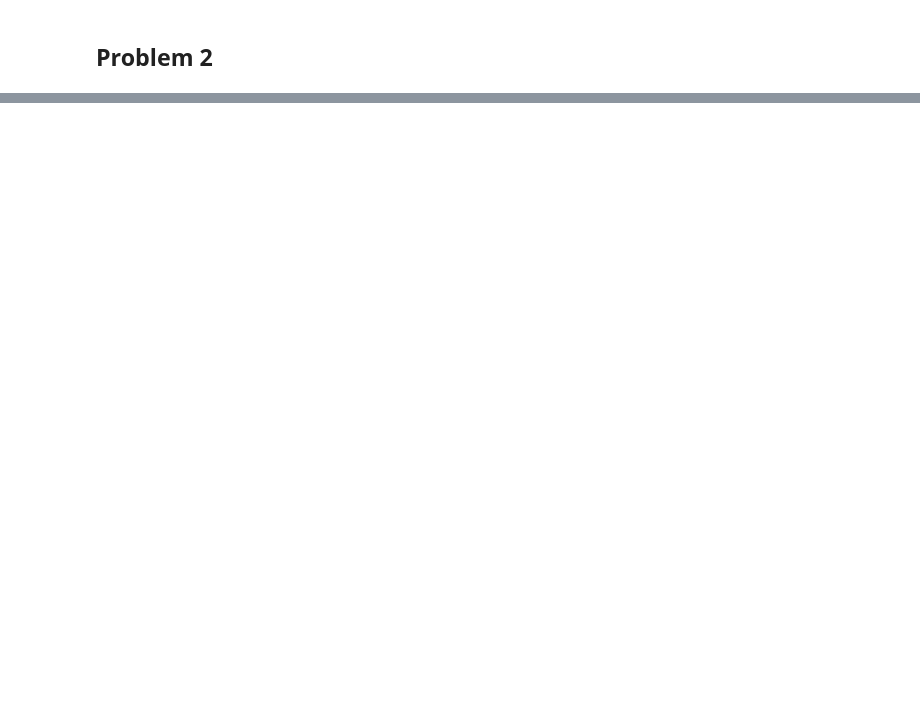
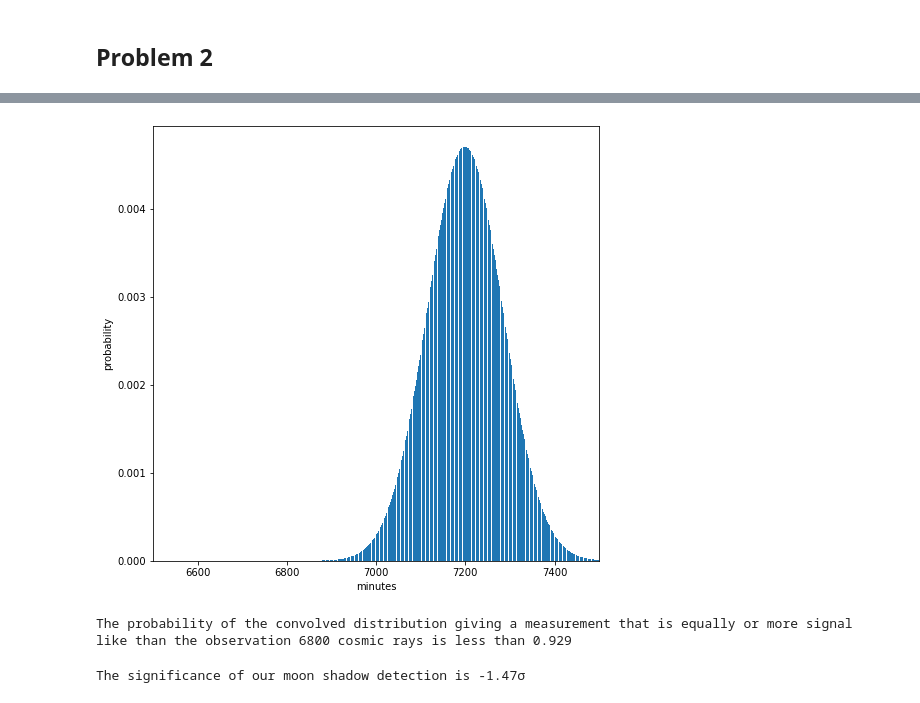
Before and after one commit to Noam-91/Advanced-Data-Analysis-Techniques-for-Large-Datasets, a Jupyter notebook: Lab 3.ipynb, the cells around one changed output, grey strips where cells are left out. Cells and saved outputs as stored; diff of their text form; code cells hidden in the pictures; blank space fills up the shorter version.

```diff
--- a/Lab 3.ipynb
+++ b/Lab 3.ipynb
@@ -137,0 +152,48 @@ This is an interesting tradeoff, if you set the threshold too large, you will ge
+# %%
+def _conv (xrange, sumOrAvg, pdf, times):
+    '''
+    sumOrAvg:  0 means sum, 1 means Avg.
+    times: can be a list or an integer.
+    '''
+    conv_pdf = pdf
+    if type(times) is int:
+        for i in range(times-1):
+            conv_pdf = np.convolve(conv_pdf,pdf)
+        conv_xrange = np.linspace(xrange[0]*times,xrange[-1]*times, conv_pdf.shape[0]) if sumOrAvg==0 else np.linspace(xrange[0],xrange[-1], conv_pdf.shape[0])
+        return conv_xrange, conv_pdf
+    else:
+        ans_dist = {"conv_xrange":[], "conv_pdf":[]}
+        for i in times:
+            for j in range(i-1):
+                conv_pdf = np.convolve(conv_pdf,pdf)
+            conv_xrange = np.linspace(xrange[0]*i,xrange[-1]*i, conv_pdf.shape[0]) if sumOrAvg==0 else np.linspace(xrange[0],xrange[-1], conv_pdf.shape[0])
+            ans_dist['conv_xrange'].append(conv_xrange)
+            ans_dist['conv_pdf'].append(conv_pdf)
+        return ans_dist['conv_xrange'], ans_dist['conv_pdf']
+# %%
+plt.rcParams["figure.figsize"] = (8,8)
+xrange = np.arange(0,8,1)
+time = 8*60*15
+pmf = stats.poisson.pmf(xrange,1)
+
+conv_xrange,conv_pmf = _conv(xrange,0,pmf,time)
+plot_pmf = conv_pmf/np.sum(conv_pmf)
+fig, ax = plt.subplots(1, 1)
+ax.bar(conv_xrange,plot_pmf)
+plt.xlim([6500,7500])
+plt.xlabel("minutes")
+plt.ylabel("probability")
+plt.show()
+# %% [output]
+[figure, added]
+# %%
+indices = np.argwhere(conv_xrange>=6800)
+prob_cr = np.sum(conv_pmf[indices])
+print("The probability of the convolved distribution giving a measurement that is equally or more signal like than the observation 6800 cosmic rays is less than %.3g"%prob_cr)
+# %% [output]
+The probability of the convolved distribution giving a measurement that is equally or more signal like than the observation 6800 cosmic rays is less than 0.929
+# %%
+x = stats.norm.isf(prob_cr)
+print("The significance of our moon shadow detection is %.2fσ"%x)
+# %% [output]
+The significance of our moon shadow detection is -1.47σ
```
Also changed, not shown: parts of 11 cells of this notebook.
